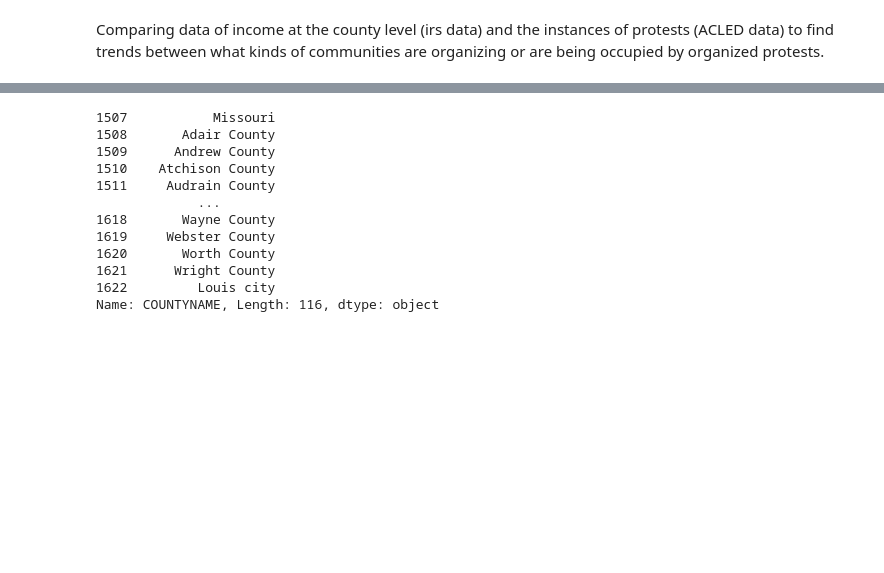
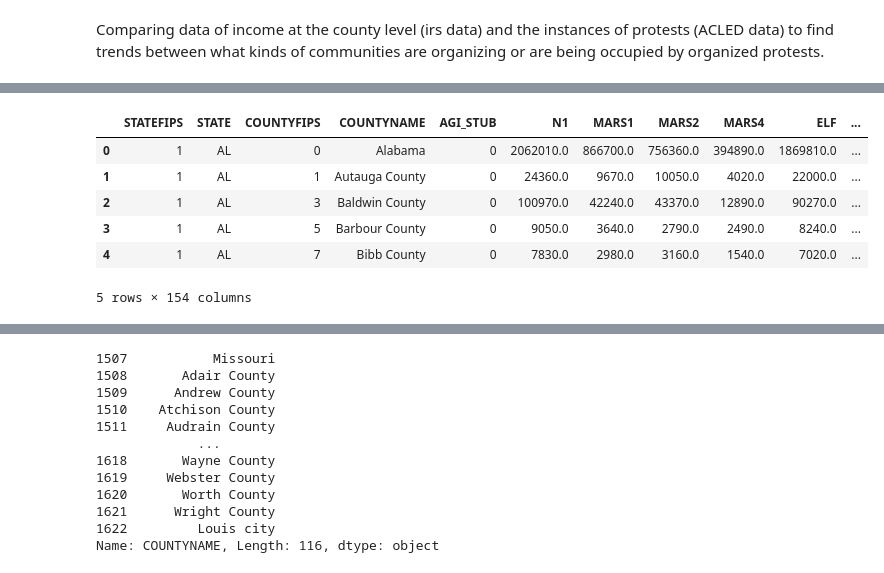
Before and after one commit to lynntf/tdi_example, a Jupyter notebook: tdi_example_project.ipynb, the cells around one changed output, grey strips where cells are left out. Saved outputs shown, nothing was run; the diff lists cells and outputs as text; code cells hidden in the pictures; blank space fills up the shorter version.

```diff
--- a/tdi_example_project.ipynb
+++ b/tdi_example_project.ipynb
@@ -18,4 +32,4 @@ Saving USA_2020_2021_Apr09.xlsx to USA_2020_2021_Apr09 (1).xlsx
 # %%
 import pandas as pd
 protest_data = pd.read_excel('USA_2020_2021_Apr09.xlsx')
-cdata = pd.read_csv('18incyallnoagi.csv') # county irs data
+irs_data = pd.read_csv('18incyallnoagi.csv') # county irs data
@@ -22,3 +47,13 @@ cdata = pd.read_csv('18incyallnoagi.csv') # county irs data
+# %%
+irs_data.head()
+# %% [output]
+|  | STATEFIPS | STATE | COUNTYFIPS | COUNTYNAME | AGI_STUB | N1 | MARS1 | MARS2 | MARS4 | ELF | ... |
+| 0 | 1 | AL | 0 | Alabama | 0 | 2062010.0 | 866700.0 | 756360.0 | 394890.0 | 1869810.0 | ... |
+| 1 | 1 | AL | 1 | Autauga County | 0 | 24360.0 | 9670.0 | 10050.0 | 4020.0 | 22000.0 | ... |
+| 2 | 1 | AL | 3 | Baldwin County | 0 | 100970.0 | 42240.0 | 43370.0 | 12890.0 | 90270.0 | ... |
+| 3 | 1 | AL | 5 | Barbour County | 0 | 9050.0 | 3640.0 | 2790.0 | 2490.0 | 8240.0 | ... |
+| 4 | 1 | AL | 7 | Bibb County | 0 | 7830.0 | 2980.0 | 3160.0 | 1540.0 | 7020.0 | ... |
+5 rows × 154 columns
 # %%
 # United States of America Python Dictionary to translate States,
 # Districts & Territories to Two-Letter codes and vice versa.
```
Also changed, not shown: parts of 17 cells of this notebook.
